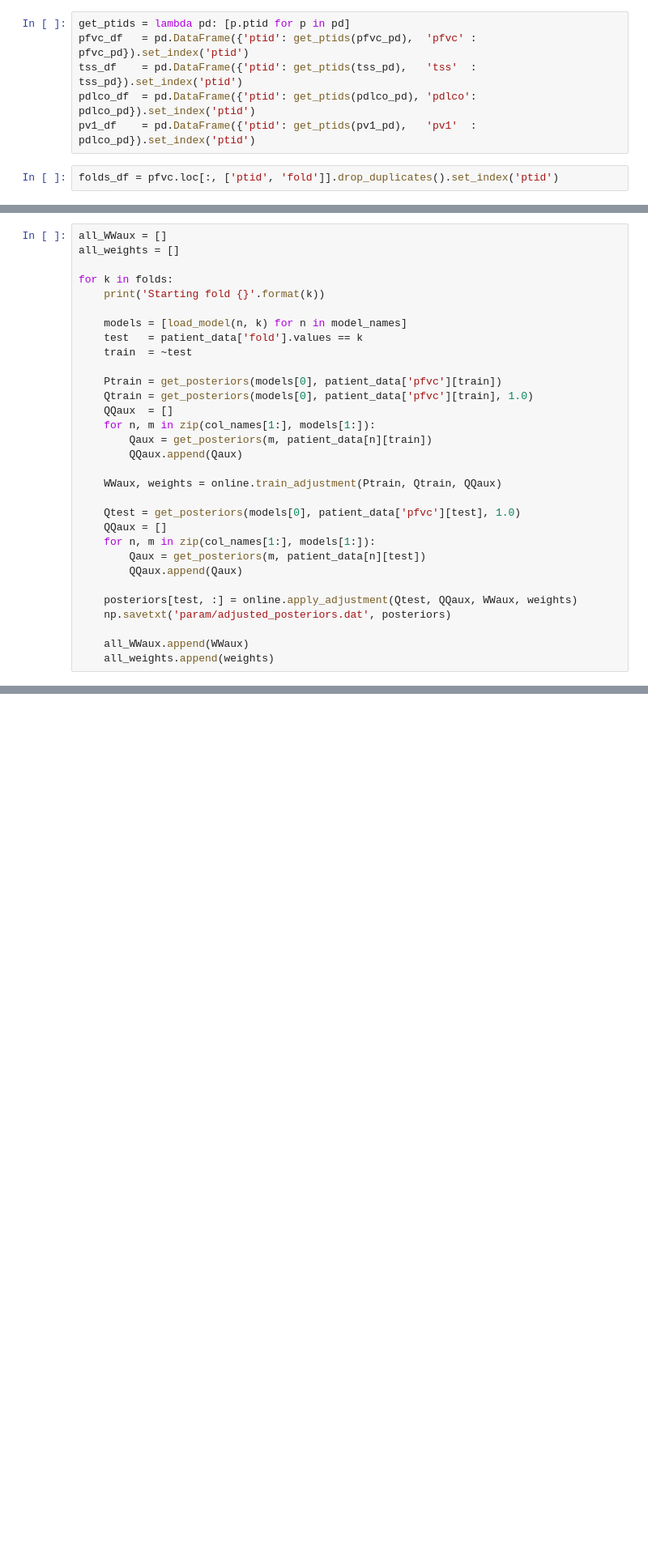
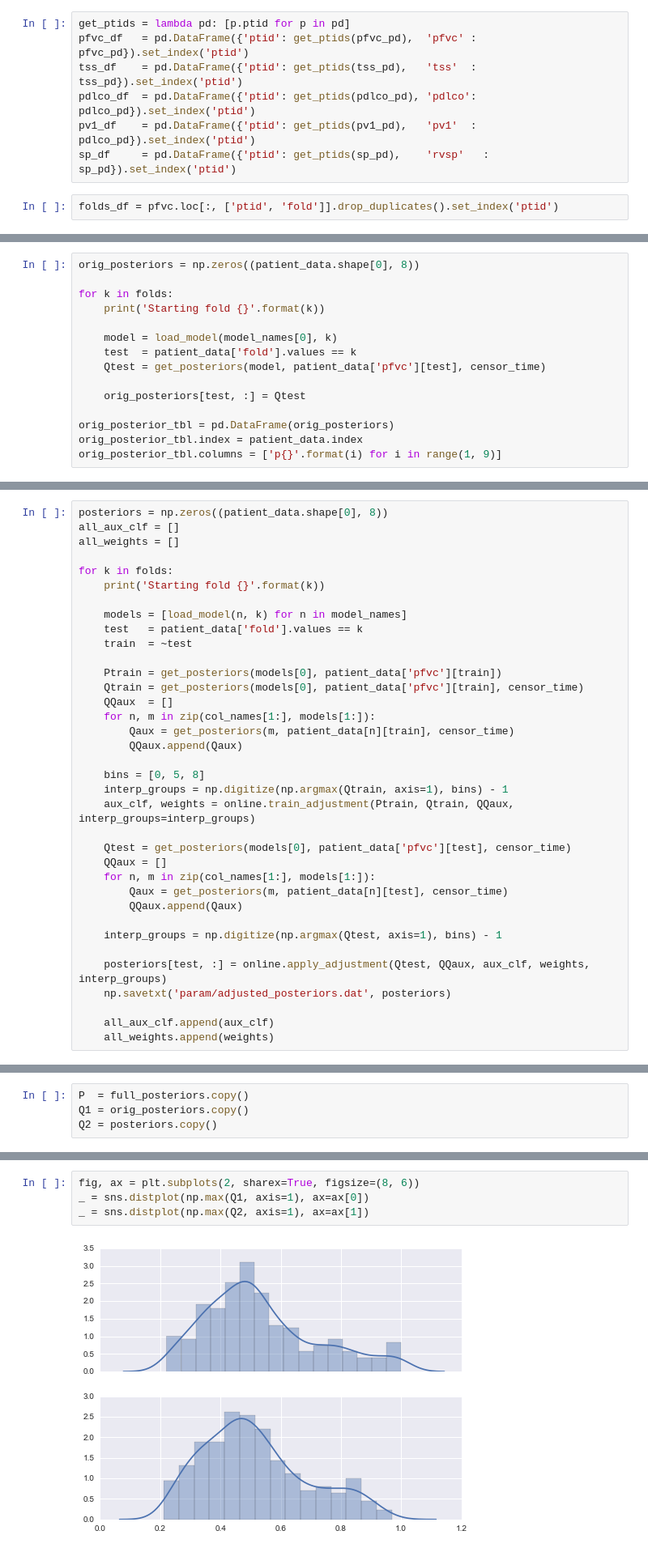
Before and after one commit to pschulam-attic/Notebook, a Jupyter notebook: 2015/07/adjustment-prediction-experiments.ipynb, the cells around one changed output, grey strips where cells are left out. Shown at 81% size. Saved outputs shown, nothing was run; the diff lists cells and outputs as text; blank space fills up the shorter version.

```diff
--- a/2015/07/adjustment-prediction-experiments.ipynb
+++ b/2015/07/adjustment-prediction-experiments.ipynb
@@ -65,6 +94,7 @@ pfvc_df   = pd.DataFrame({'ptid': get_ptids(pfvc_pd),  'pfvc' : pfvc_pd}).set_in
 tss_df    = pd.DataFrame({'ptid': get_ptids(tss_pd),   'tss'  : tss_pd}).set_index('ptid')
 pdlco_df  = pd.DataFrame({'ptid': get_ptids(pdlco_pd), 'pdlco': pdlco_pd}).set_index('ptid')
 pv1_df    = pd.DataFrame({'ptid': get_ptids(pv1_pd),   'pv1'  : pdlco_pd}).set_index('ptid')
+sp_df     = pd.DataFrame({'ptid': get_ptids(sp_pd),    'rvsp'   : sp_pd}).set_index('ptid')
 # %%
 folds_df = pfvc.loc[:, ['ptid', 'fold']].drop_duplicates().set_index('ptid')
 # %%
@@ -77,0 +136,15 @@ posteriors = np.zeros((patient_data.shape[0], 8))
+# %%
+orig_posteriors = np.zeros((patient_data.shape[0], 8))
+
+for k in folds:
+    print('Starting fold {}'.format(k))
+
+    model = load_model(model_names[0], k)
+    test  = patient_data['fold'].values == k
+    Qtest = get_posteriors(model, patient_data['pfvc'][test], censor_time)
+
+    orig_posteriors[test, :] = Qtest
+
+orig_posterior_tbl = pd.DataFrame(orig_posteriors)
+orig_posterior_tbl.index = patient_data.index
+orig_posterior_tbl.columns = ['p{}'.format(i) for i in range(1, 9)]
@@ -78,5 +168,6 @@ posteriors = np.zeros((patient_data.shape[0], 8))
 # %%
-all_WWaux = []
+posteriors = np.zeros((patient_data.shape[0], 8))
+all_aux_clf = []
 all_weights = []
 
 for k in folds:
@@ -87,24 +178,28 @@ for k in folds:
     train  = ~test
 
     Ptrain = get_posteriors(models[0], patient_data['pfvc'][train])
-    Qtrain = get_posteriors(models[0], patient_data['pfvc'][train], 1.0)
+    Qtrain = get_posteriors(models[0], patient_data['pfvc'][train], censor_time)
     QQaux  = []
     for n, m in zip(col_names[1:], models[1:]):
-        Qaux = get_posteriors(m, patient_data[n][train])
+        Qaux = get_posteriors(m, patient_data[n][train], censor_time)
         QQaux.append(Qaux)
 
-    WWaux, weights = online.train_adjustment(Ptrain, Qtrain, QQaux)
+    bins = [0, 5, 8]
+    interp_groups = np.digitize(np.argmax(Qtrain, axis=1), bins) - 1
+    aux_clf, weights = online.train_adjustment(Ptrain, Qtrain, QQaux, interp_groups=interp_groups)
 
-    Qtest = get_posteriors(models[0], patient_data['pfvc'][test], 1.0)
+    Qtest = get_posteriors(models[0], patient_data['pfvc'][test], censor_time)
     QQaux = []
     for n, m in zip(col_names[1:], models[1:]):
-        Qaux = get_posteriors(m, patient_data[n][test])
+        Qaux = get_posteriors(m, patient_data[n][test], censor_time)
         QQaux.append(Qaux)
 
-    posteriors[test, :] = online.apply_adjustment(Qtest, QQaux, WWaux, weights)
+    interp_groups = np.digitize(np.argmax(Qtest, axis=1), bins) - 1
+
+    posteriors[test, :] = online.apply_adjustment(Qtest, QQaux, aux_clf, weights, interp_groups)
     np.savetxt('param/adjusted_posteriors.dat', posteriors)
 
-    all_WWaux.append(WWaux)
+    all_aux_clf.append(aux_clf)
     all_weights.append(weights)
 # %% [output]
 Starting fold 1
@@ -147,0 +259,4 @@ Source: local data frame [4 x 2]
+# %%
+P  = full_posteriors.copy()
+Q1 = orig_posteriors.copy()
+Q2 = posteriors.copy()
@@ -147,0 +293,6 @@ Source: local data frame [4 x 2]
+# %%
+fig, ax = plt.subplots(2, sharex=True, figsize=(8, 6))
+_ = sns.distplot(np.max(Q1, axis=1), ax=ax[0])
+_ = sns.distplot(np.max(Q2, axis=1), ax=ax[1])
+# %% [output]
+[figure, added]
```
Also changed, not shown: parts of 25 cells of this notebook, 3 other files.
